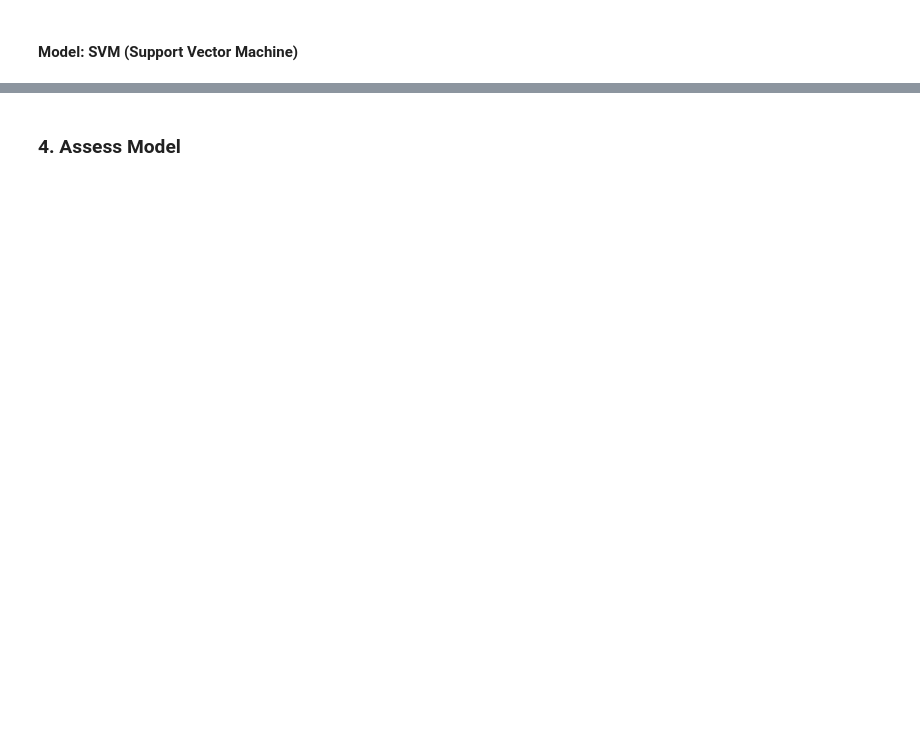
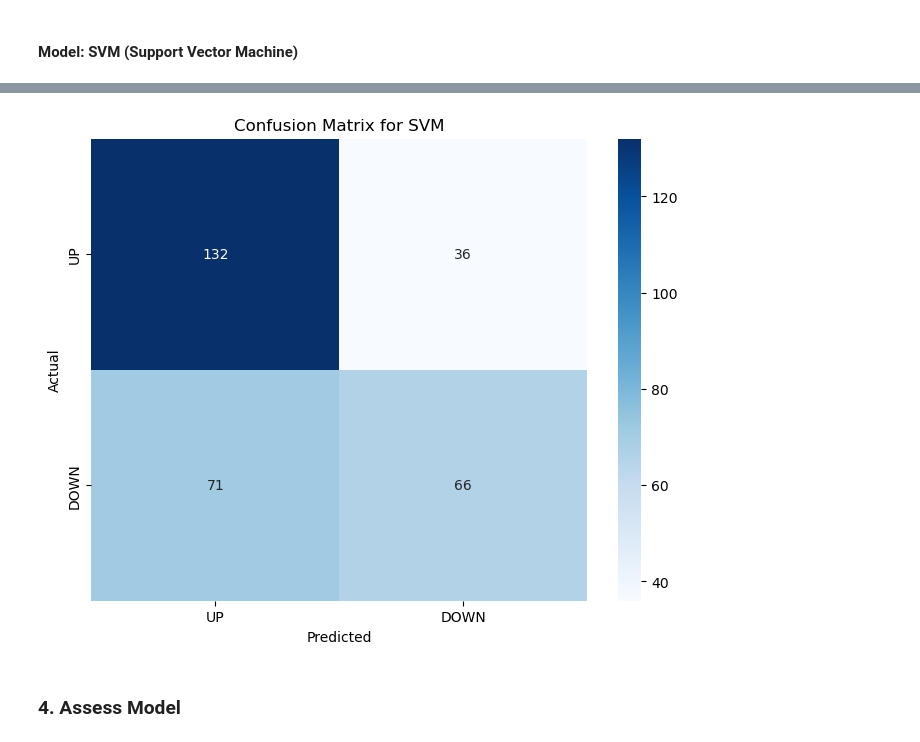
Before and after one commit to im360wayne/AI-ML-StockMarketPredictions, a Jupyter notebook: StockMarketPredictions.ipynb, the cells around one changed output, grey strips where cells are left out. Saved outputs shown, nothing was run; the diff lists cells and outputs as text; code cells hidden in the pictures; blank space fills up the shorter version.

Commit message:
Add confusion matrix

```diff
--- a/StockMarketPredictions.ipynb
+++ b/StockMarketPredictions.ipynb
@@ -1108,3 +1109,14 @@ modeling_cross_validation
+# %%
+# Plot confusion matrix
+conf_matrix = metrics.confusion_matrix(y_test, test_preds, labels=['UP', 'DOWN'])
+plt.figure(figsize=(8, 6))
+sns.heatmap(conf_matrix, annot=True, fmt='d', cmap='Blues', xticklabels=['UP', 'DOWN'], yticklabels=['UP', 'DOWN'])
+plt.title('Confusion Matrix for SVM')
+plt.xlabel('Predicted')
+plt.ylabel('Actual')
+plt.show()
+# %% [output]
+[figure, added]
 # %% [markdown]
 ### 4. Assess Model
 # %%
```
Also changed, not shown: parts of 9 cells of this notebook.
